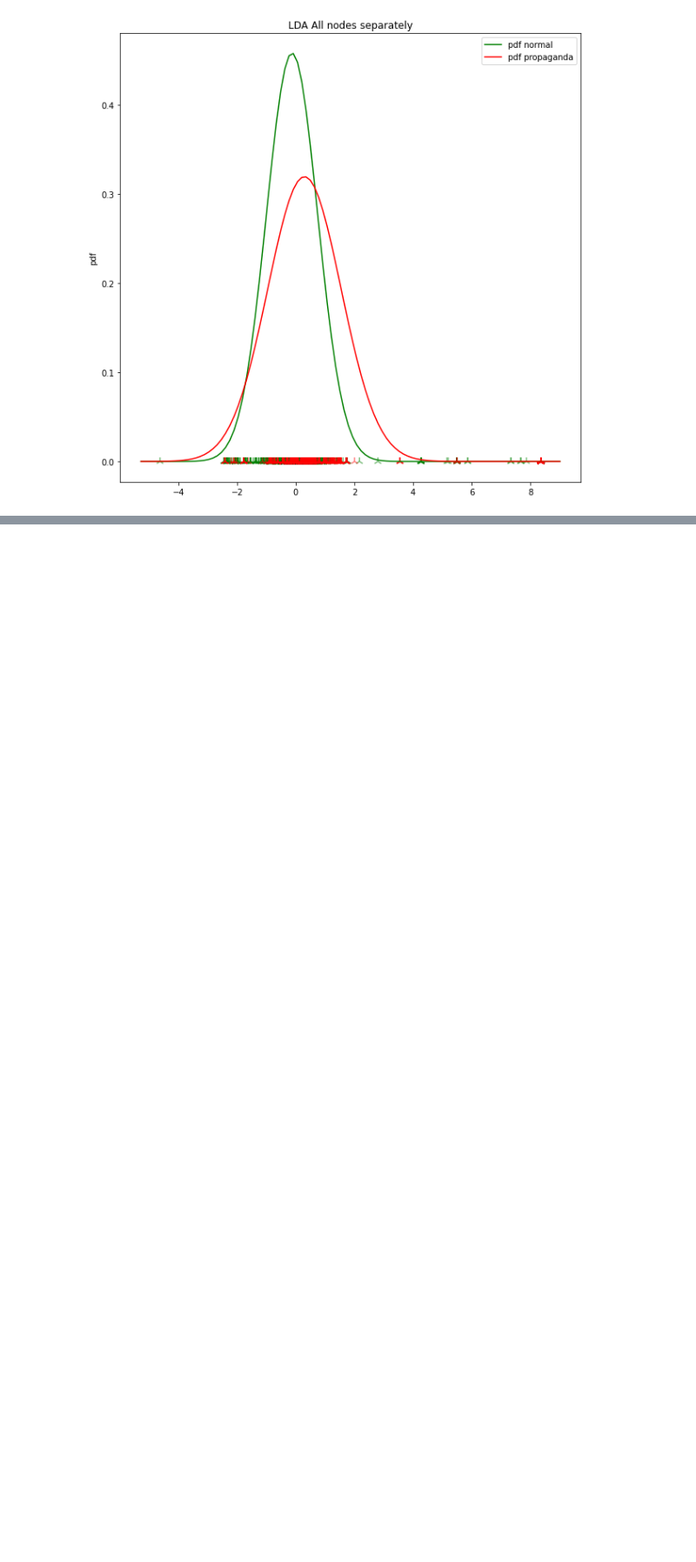
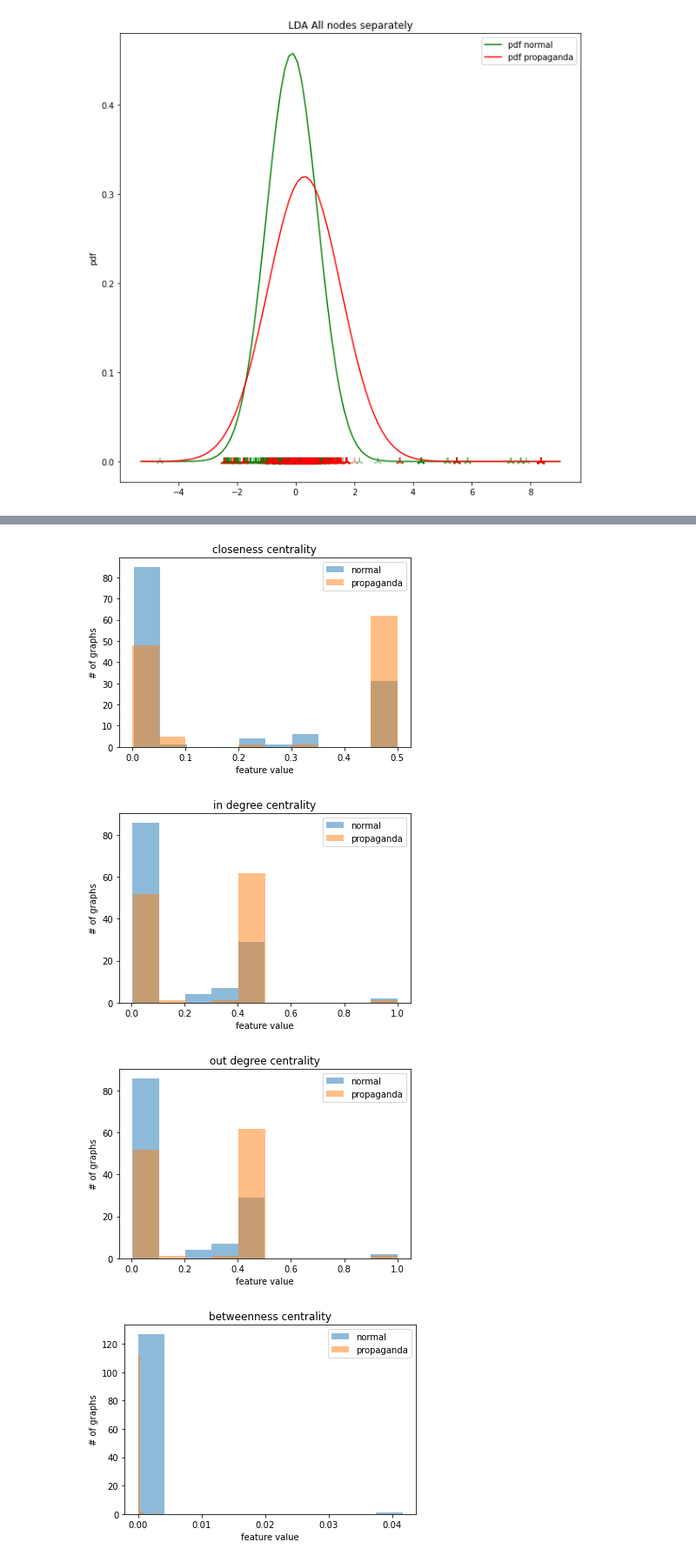
Before and after one commit to stratosphereips/computationalPropagandaDetection, a Jupyter notebook: models/data visualization .ipynb, the cells around one changed output, grey strips where cells are left out. Shown: that part at 87% size. Cells and saved outputs as stored; diff of their text form; code cells hidden in the pictures; blank space fills up the shorter version.

Commit message:
Added graph feature vector plots

```diff
--- a/models/data visualization .ipynb
+++ b/models/data visualization .ipynb
@@ -111,0 +112,20 @@ plot_lda('Feature vector of entire graph', fv, labels)
+# %%
+fv = np.asarray([fv for fv, _ in  dataset])
+labels = np.asarray([l for _,l in dataset])
+normal_fv = fv[labels==0]
+prop_fv = fv[labels==1]
+features = ['closeness centrality', 'in degree centrality', 'out degree centrality', 'betweenness centrality', 'eigenvector centrality', 'clustering coefficient', 'graph transitivity', 'graph radius', 'links by title / url ratio']
+for feature_id in range(fv.shape[1]):
+    plt.figure()
+    plt.title(features[feature_id])
+    plt.xlabel('feature value')
+    plt.ylabel('# of graphs')
+    plt.hist(normal_fv[:,feature_id], alpha=0.5, label='normal')
+    plt.hist(prop_fv[:,feature_id], alpha=0.5, label='propaganda')
+    plt.legend()
+    plt.show()
+# %% [output]
+[figure, added]
+[figure, added]
+[figure, added]
+[figure, added]
```
Also changed, not shown: parts of 3 cells of this notebook.
